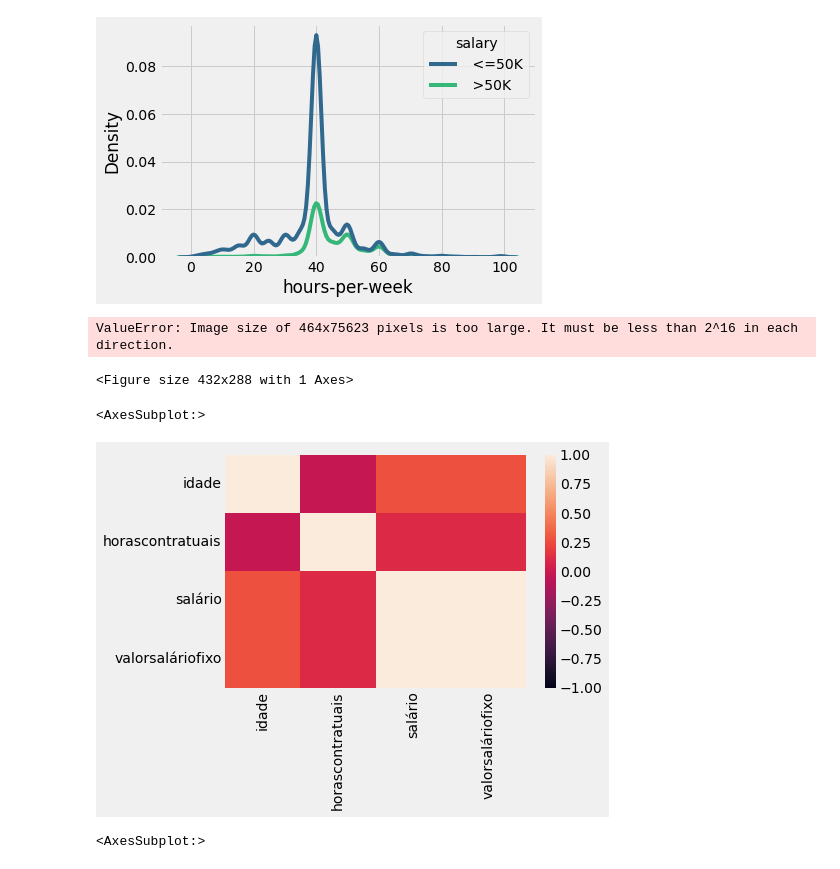
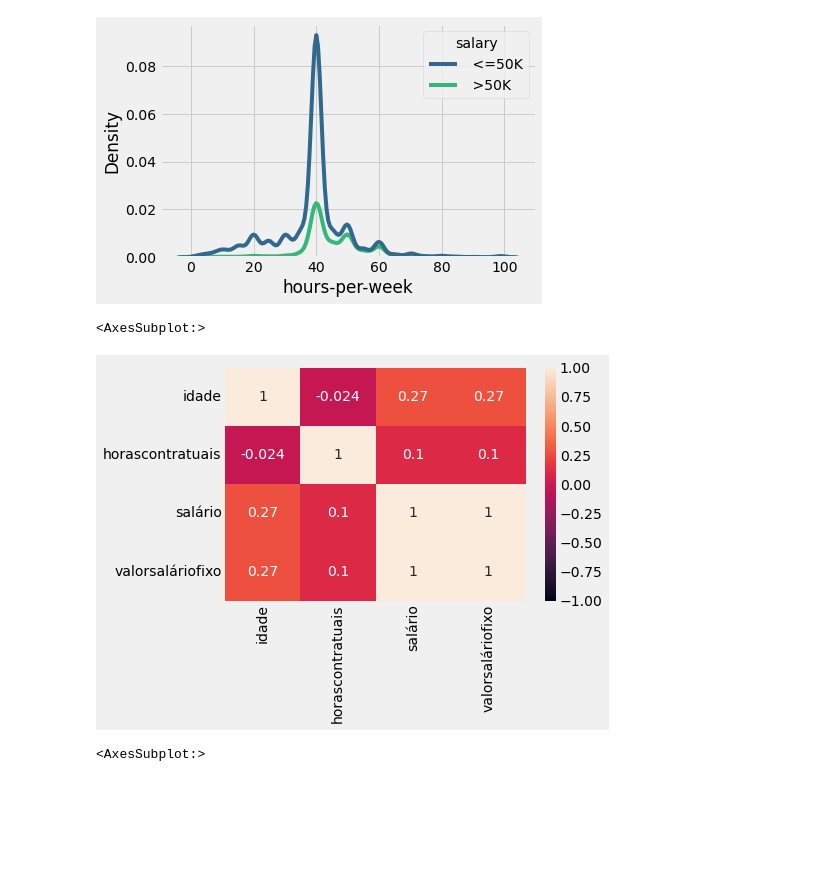
Before and after one commit to onemarcos/Tera---Salary-Prediction, a Jupyter notebook: Salary-Prediction.ipynb, the cells around one changed output. Drawn from its saved outputs; the diff is of its cells as text; code cells hidden in the pictures; blank space fills up the shorter version.

```diff
--- a/Salary-Prediction.ipynb
+++ b/Salary-Prediction.ipynb
@@ -473,16 +497,11 @@ percen_hue(ax,df.race , 5,2)
 sns.kdeplot(data=df, x='hours-per-week', hue='salary', palette='viridis');
 # %% [output]
 [figure]
-# %%
-sns.kdeplot(data=df, x='idade', hue='valorsaláriofixo', palette='viridis');
-# %% [output]
-ValueError: Image size of 464x75623 pixels is too large. It must be less than 2^16 in each direction.
-<Figure size 432x288 with 1 Axes>
 # %%
-sns.heatmap(data=df[var_quant].corr(), vmin=-1, vmax=1 )
+sns.heatmap(data=df[var_quant].corr(), annot=True, vmin=-1, vmax=1 )
 # %% [output]
 <AxesSubplot:>
-[figure, old version]
+[figure, new version]
 # %%
 sns.heatmap(data=df.corr(), vmin=-1, vmax=1 )
 # %% [output]
```
Also changed, not shown: parts of 11 cells of this notebook.
